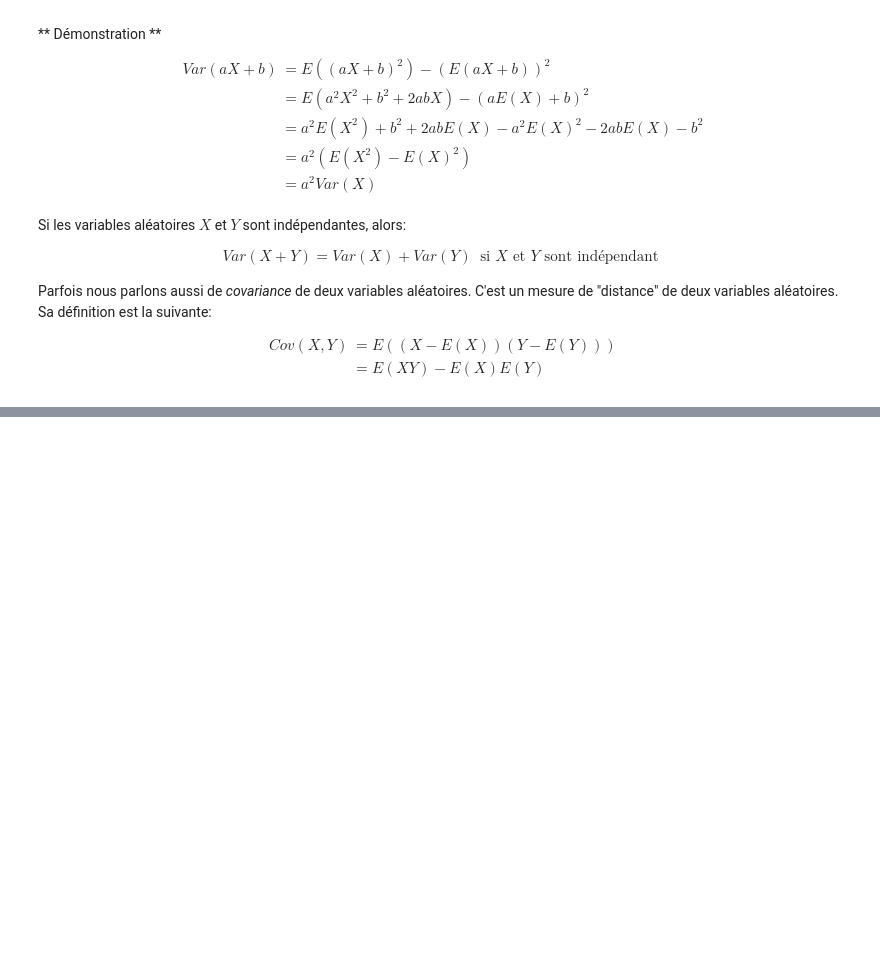
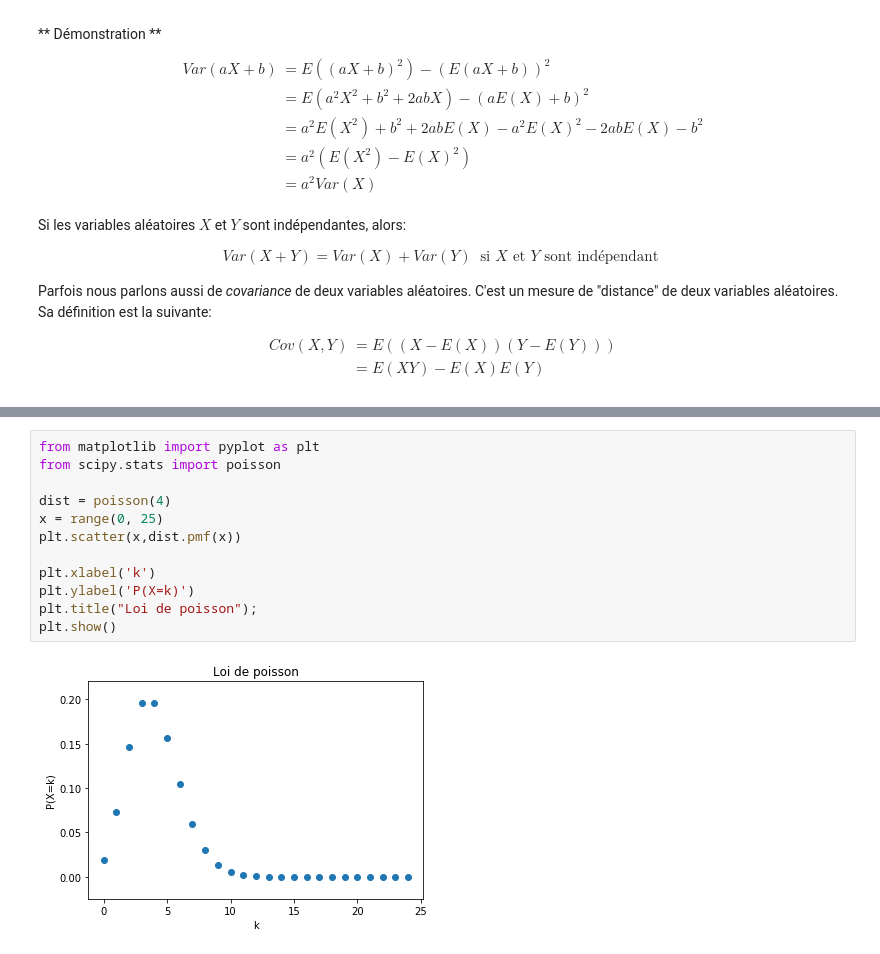
Before and after one commit to manueldeval/nn-course, a Jupyter notebook: src/Probabilites.ipynb, the cells around one changed output, grey strips where cells are left out. Drawn from its saved outputs; the diff is of its cells as text; blank space fills up the shorter version.

```diff
--- a/src/Probabilites.ipynb
+++ b/src/Probabilites.ipynb
@@ -390,0 +429,14 @@ Cov(X,Y) &= E( (X - E(X))(Y - E(Y)) ) \\
+# %%
+from matplotlib import pyplot as plt
+from scipy.stats import poisson
+
+dist = poisson(4)
+x = range(0, 25)
+plt.scatter(x,dist.pmf(x))
+
+plt.xlabel('k')
+plt.ylabel('P(X=k)')
+plt.title("Loi de poisson");
+plt.show()
+# %% [output]
+[figure, added]
```
Also changed, not shown: parts of 5 cells of this notebook.
